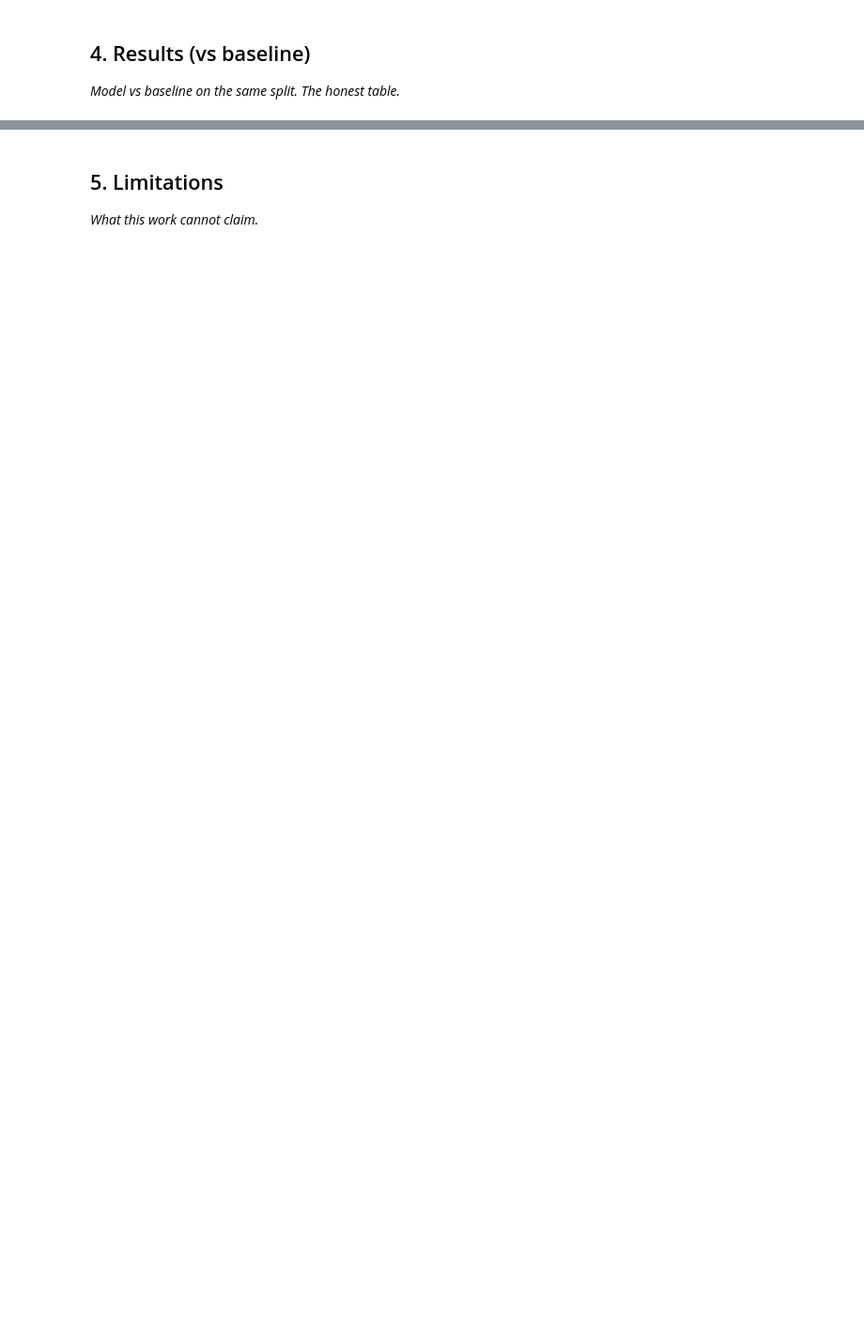
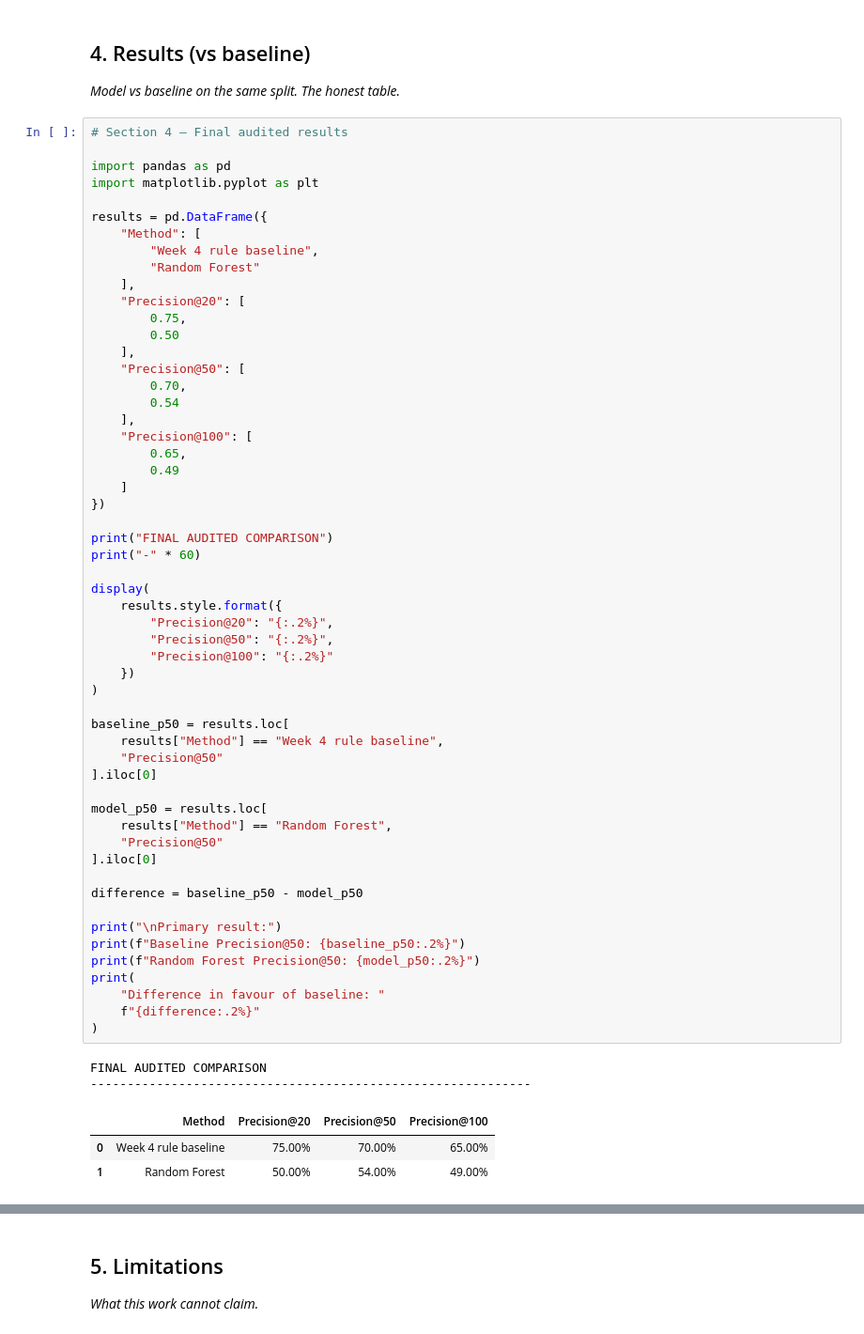
Before and after one commit to sunainakhatwani12/flyrank-ml-internship-sunaina, a Jupyter notebook: work/notebooks/capstone.ipynb, the cells around one changed output, grey strips where cells are left out. Shown at 94% size. Drawn from its saved outputs; the diff is of its cells as text; blank space fills up the shorter version.

```diff
--- a/work/notebooks/capstone.ipynb
+++ b/work/notebooks/capstone.ipynb
@@ -22,3 +274,64 @@ This skeleton is yours to fill. Work the sections **in order** — each one has
 ## 4. Results (vs baseline)
 
 *Model vs baseline on the same split. The honest table.*
+# %%
+# Section 4 — Final audited results
+
+import pandas as pd
+import matplotlib.pyplot as plt
+
+results = pd.DataFrame({
+    "Method": [
+        "Week 4 rule baseline",
+        "Random Forest"
+    ],
+    "Precision@20": [
+        0.75,
+        0.50
+    ],
+    "Precision@50": [
+        0.70,
+        0.54
+    ],
+    "Precision@100": [
+        0.65,
+        0.49
+    ]
+})
+
+print("FINAL AUDITED COMPARISON")
+print("-" * 60)
+
+display(
+    results.style.format({
+        "Precision@20": "{:.2%}",
+        "Precision@50": "{:.2%}",
+        "Precision@100": "{:.2%}"
+    })
+)
+
+baseline_p50 = results.loc[
+    results["Method"] == "Week 4 rule baseline",
+    "Precision@50"
+].iloc[0]
+
+model_p50 = results.loc[
+    results["Method"] == "Random Forest",
+    "Precision@50"
+].iloc[0]
+
+difference = baseline_p50 - model_p50
+
+print("\nPrimary result:")
+print(f"Baseline Precision@50: {baseline_p50:.2%}")
+print(f"Random Forest Precision@50: {model_p50:.2%}")
+print(
+    "Difference in favour of baseline: "
+    f"{difference:.2%}"
+)
+# %% [output]
+FINAL AUDITED COMPARISON
+------------------------------------------------------------
+|  | Method | Precision@20 | Precision@50 | Precision@100 |
+| 0 | Week 4 rule baseline | 75.00% | 70.00% | 65.00% |
+| 1 | Random Forest | 50.00% | 54.00% | 49.00% |
```
Also changed, not shown: parts of 16 cells of this notebook.
